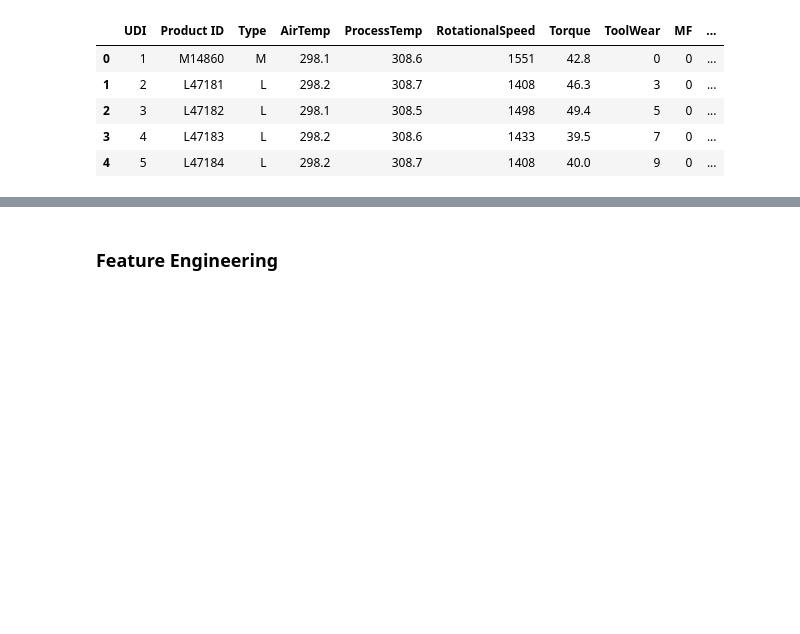
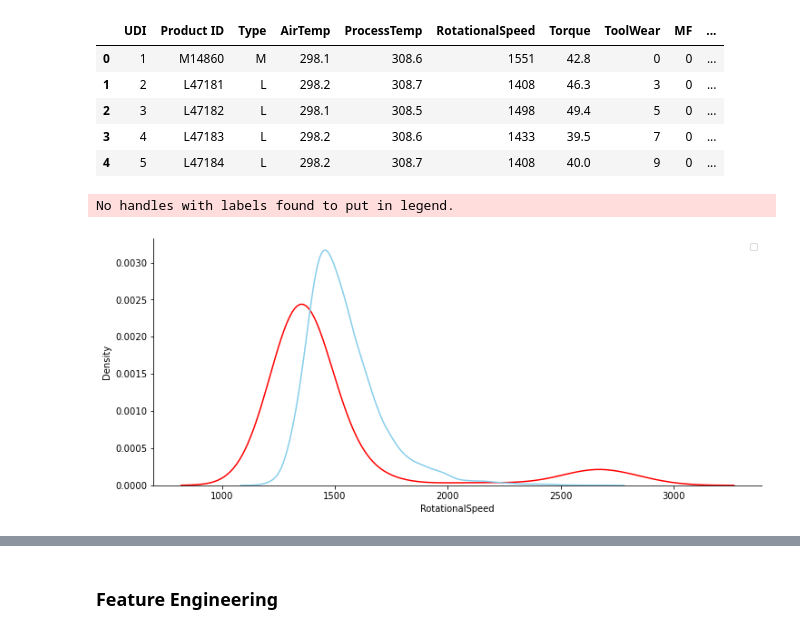
Before and after one commit to chockchip/predictive-maintenance, a Jupyter notebook: main.ipynb, the cells around one changed output, grey strips where cells are left out. Saved outputs shown, nothing was run; the diff lists cells and outputs as text; code cells hidden in the pictures; blank space fills up the shorter version.

```diff
--- a/main.ipynb
+++ b/main.ipynb
@@ -51,3 +51,51 @@ df.head()
 | 2 | 3 | L47182 | L | 298.1 | 308.5 | 1498 | 49.4 | 5 | 0 | ... |
 | 3 | 4 | L47183 | L | 298.2 | 308.6 | 1433 | 39.5 | 7 | 0 | ... |
 | 4 | 5 | L47184 | L | 298.2 | 308.7 | 1408 | 40.0 | 9 | 0 | ... |
+# %%
+def plot_distribution(df, label, class_label):
+
+    df_feature_analyze = df[[class_label, label]]
+
+    feature_0 = df_feature_analyze[df_feature_analyze[label] == 0]
+    feature_1 = df_feature_analyze[df_feature_analyze[label] == 1]
+
+
+#     feature_1_gt_zero = df_feature_analyze[(df_feature_analyze[label] > 0) & df_feature_analyze[label] == 1]
+#     feature_gt_zero = len(feature_1_gt_zero)
+
+    rows = 1
+    columns = 1
+
+    fig, axs = plt.subplots(rows, columns, sharex=True, figsize=(12,5))
+
+#     fig.suptitle(f'Distribution of feature {label}')
+
+    sns.distplot(
+                x=feature_1[class_label],
+                hist=False,
+                kde=True,
+                bins=int(100),
+                color = 'red',
+                hist_kws={'edgecolor':'black'})
+
+    sns.distplot(
+             x=feature_0[class_label],
+             hist=False,
+             kde=True,
+             bins=int(100),
+             color = 'skyblue',
+             hist_kws={'edgecolor':'black'})
+
+    axs.set_xlabel(class_label)
+
+    # plot count of postive class and feature has value greather than zero
+
+    plt.legend()
+
+
+    sns.despine()
+# %%
+plot_distribution(df, 'MF', 'RotationalSpeed')
+# %% [output]
+No handles with labels found to put in legend.
+[figure, added]
```
Also changed, not shown: parts of 26 cells of this notebook, 16 other files.
